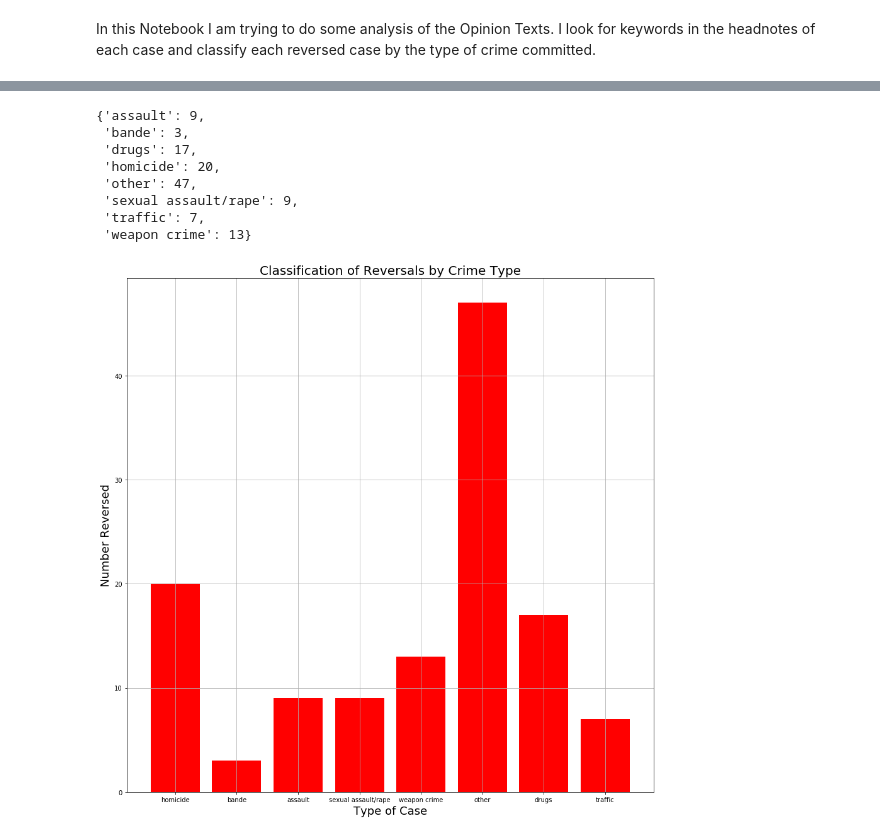
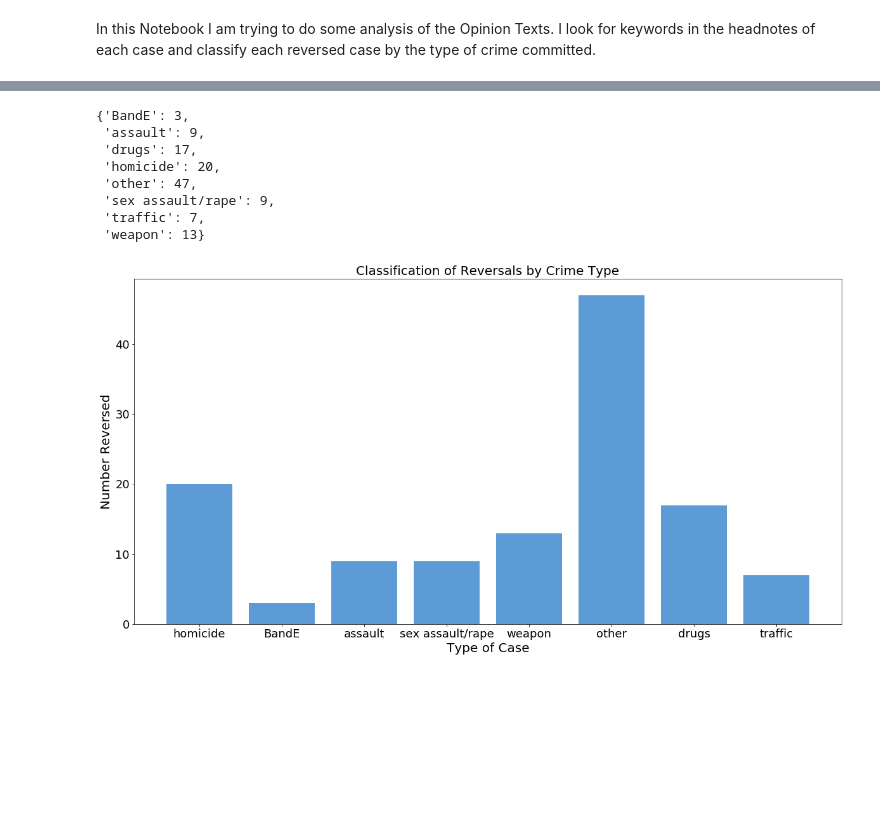
Before and after one commit to samuelhar/Benchmarks-S18, a Jupyter notebook: Opinion Analysis.ipynb, the cells around one changed output, grey strips where cells are left out. Cells and saved outputs as stored; diff of their text form; code cells hidden in the pictures; blank space fills up the shorter version.

Commit message:
Updated the Opinion Analysis code to have easier to read fonts. Did the same for the exploratory plot.

```diff
--- a/Opinion Analysis.ipynb
+++ b/Opinion Analysis.ipynb
@@ -46,10 +46,10 @@ textDict
 # %%
 # categories we want to classify the cases under
 cats = {'homicide': 0,
-        'bande': 0,
+        'BandE': 0,
         'assault': 0,
-        'sexual assault/rape': 0,
-        'weapon crime': 0,
+        'sex assault/rape': 0,
+        'weapon': 0,
         'other': 0,
         'drugs': 0,
         'traffic':0,
@@ -59,13 +59,13 @@ for key,val in textDict.items():
     if "homicide" in val or "murder" in val:
         cats['homicide'] += 1
     elif 'rape' in val or 'sex offender' in val:
-        cats['sexual assault/rape'] += 1
+        cats['sex assault/rape'] += 1
     elif 'firearm' in val:
-        cats['weapon crime'] += 1
+        cats['weapon'] += 1
     elif 'assault' in val:
         cats['assault'] += 1
     elif 'breaking and entering' in val:
-        cats['bande'] += 1
+        cats['BandE'] += 1
     elif 'controlled substance' in val:
         cats['drugs'] += 1
     elif 'traffic stop' in val or 'vehicle' in val:
@@ -75,24 +75,34 @@ for key,val in textDict.items():
         cats['other'] += 1
 cats
 # %% [output]
-{'assault': 9,
- 'bande': 3,
+{'BandE': 3,
+ 'assault': 9,
  'drugs': 17,
  'homicide': 20,
  'other': 47,
- 'sexual assault/rape': 9,
+ 'sex assault/rape': 9,
  'traffic': 7,
- 'weapon crime': 13}
+ 'weapon': 13}
 # %%
-plt.figure(figsize=(15,15))
-plt.bar(range(len(cats)), list(cats.values()), align='center', color='r')
+plt.figure(figsize=(20,10))
+
+# Set up font sizes to look good
+plt.rc('font', size=12)          # controls default text sizes
+plt.rc('axes', titlesize=20)     # fontsize of the axes title
+plt.rc('axes', labelsize=20)    # fontsize of the x and y labels
+plt.rc('xtick', labelsize=18)    # fontsize of the tick labels
+plt.rc('ytick', labelsize=18)    # fontsize of the tick labels
+plt.rc('legend', fontsize=12)    # legend fontsize
+plt.rc('figure', titlesize=24)  # fontsize of the figure title
+
+plt.bar(range(len(cats)), list(cats.values()), align='center', color='#5C9BD5')
+
 plt.xticks(range(len(cats)), list(cats.keys()))
-plt.xlabel('Type of Case', fontsize=18)
-plt.ylabel('Number Reversed', fontsize=18)
-plt.title('Classification of Reversals by Crime Type', fontsize=20)
+plt.xlabel('Type of Case')
+plt.ylabel('Number Reversed')
+plt.title('Classification of Reversals by Crime Type')
 plt.legend()
-plt.grid(True)
 plt.show
-plt.savefig("reversaltypeplot.png", dpi=500)
+plt.savefig("reversaltypeplot.png", dpi=500, bbox_inches='tight')
 # %% [output]
-[figure, old version]
+[figure, new version]
```
Also changed, not shown: 2 other files.
